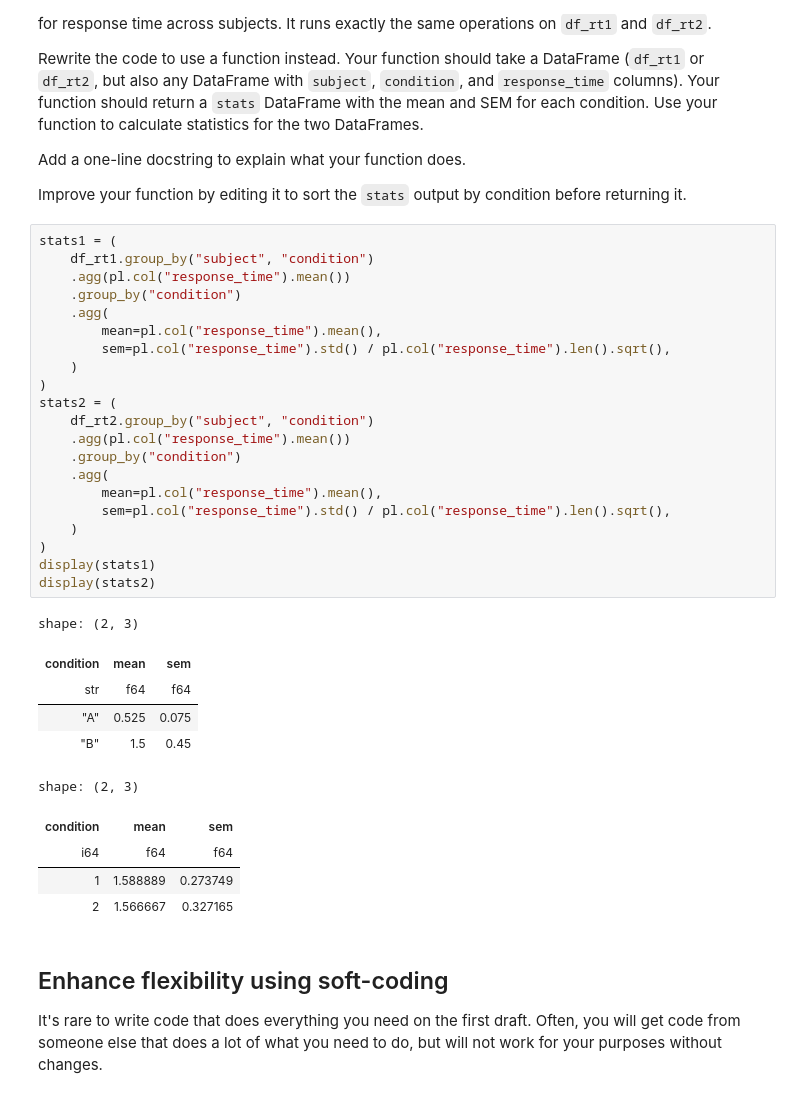
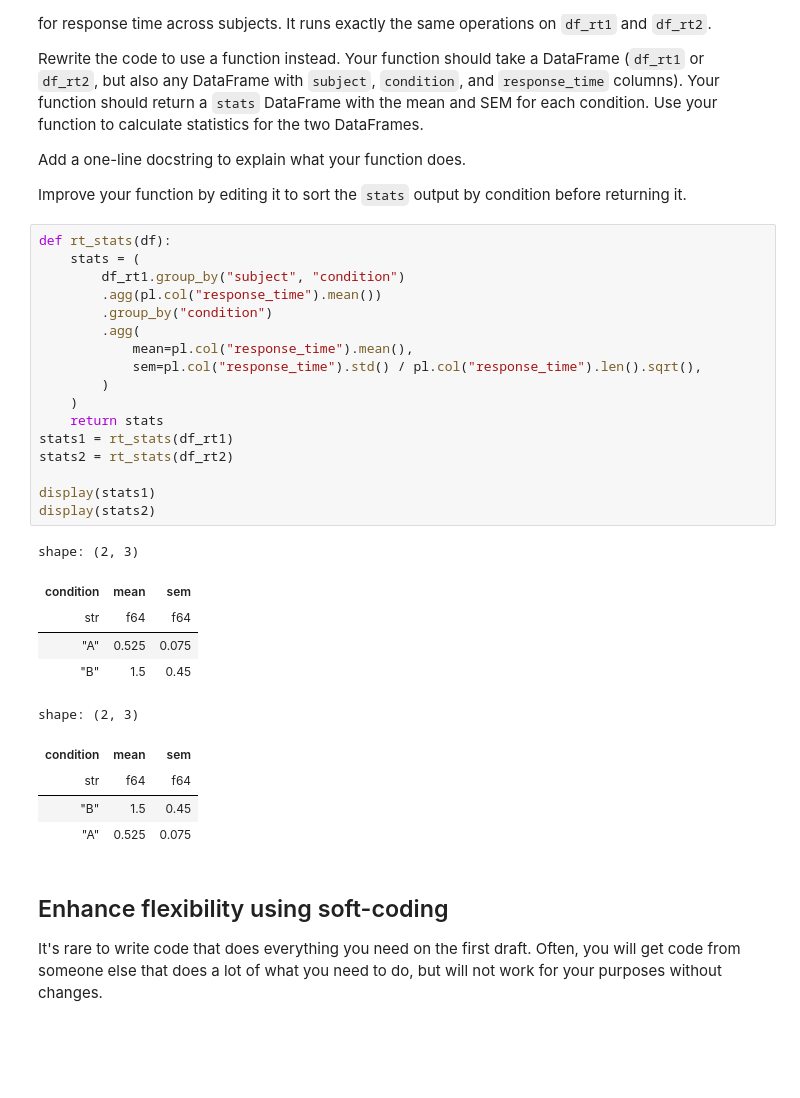
Before and after one commit to corruptedstar/datascipsych, a Jupyter notebook: assignments/assignment13/coding_best_practices.ipynb, the cells around one changed output. Cells and saved outputs as stored; diff of their text form; blank space fills up the shorter version.

```diff
--- a/assignments/assignment13/coding_best_practices.ipynb
+++ b/assignments/assignment13/coding_best_practices.ipynb
@@ -266,37 +283,33 @@ Add a one-line docstring to explain what your function does.
 
 Improve your function by editing it to sort the `stats` output by condition before returning it.
 # %%
-stats1 = (
-    df_rt1.group_by("subject", "condition")
-    .agg(pl.col("response_time").mean())
-    .group_by("condition")
-    .agg(
-        mean=pl.col("response_time").mean(),
-        sem=pl.col("response_time").std() / pl.col("response_time").len().sqrt(),
+def rt_stats(df):
+    stats = (
+        df_rt1.group_by("subject", "condition")
+        .agg(pl.col("response_time").mean())
+        .group_by("condition")
+        .agg(
+            mean=pl.col("response_time").mean(),
+            sem=pl.col("response_time").std() / pl.col("response_time").len().sqrt(),
+        )
     )
-)
-stats2 = (
-    df_rt2.group_by("subject", "condition")
-    .agg(pl.col("response_time").mean())
-    .group_by("condition")
-    .agg(
-        mean=pl.col("response_time").mean(),
-        sem=pl.col("response_time").std() / pl.col("response_time").len().sqrt(),
-    )
-)
+    return stats
+stats1 = rt_stats(df_rt1)
+stats2 = rt_stats(df_rt2)
+
 display(stats1)
 display(stats2)
 # %% [output]
 shape: (2, 3)
 | condition | mean | sem |
 | str | f64 | f64 |
 | "A" | 0.525 | 0.075 |
 | "B" | 1.5 | 0.45 |
 shape: (2, 3)
 | condition | mean | sem |
-| i64 | f64 | f64 |
-| 1 | 1.588889 | 0.273749 |
-| 2 | 1.566667 | 0.327165 |
+| str | f64 | f64 |
+| "B" | 1.5 | 0.45 |
+| "A" | 0.525 | 0.075 |
 # %% [markdown]
 ## Enhance flexibility using soft-coding
 
```
Also changed, not shown: parts of 7 cells of this notebook, 7 other files.
